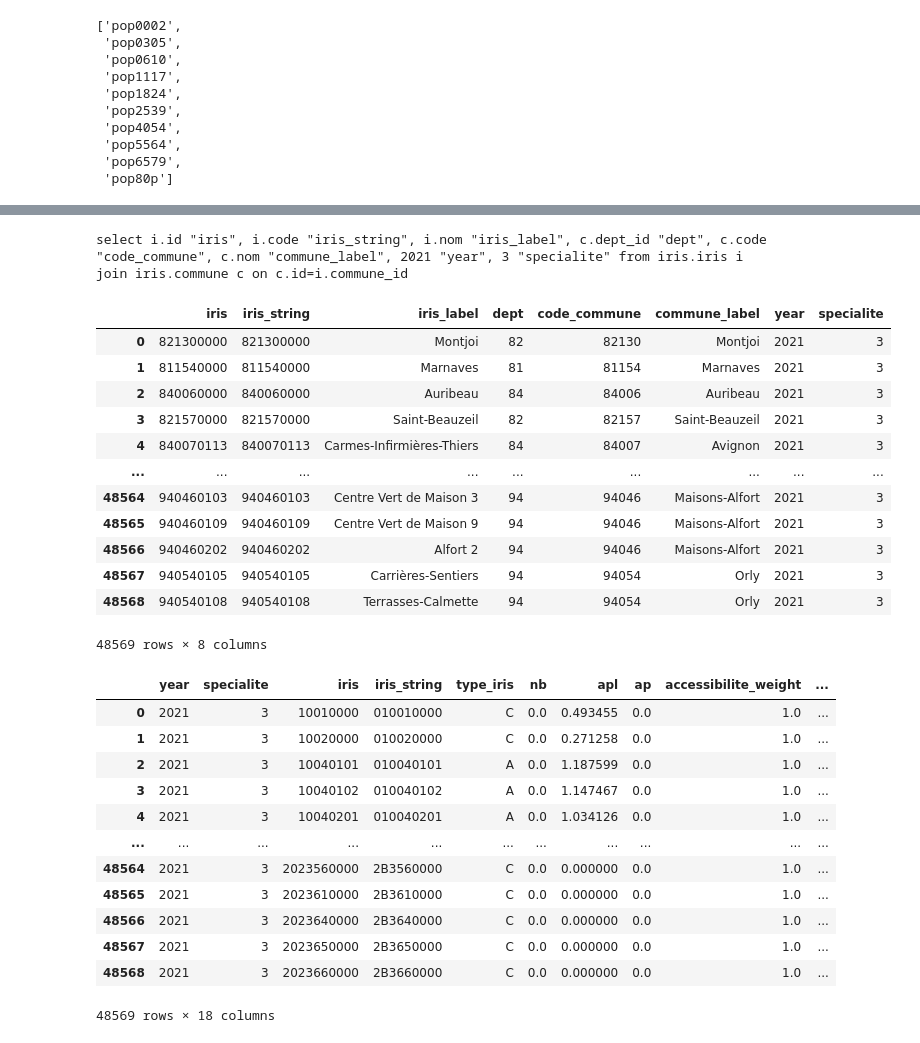
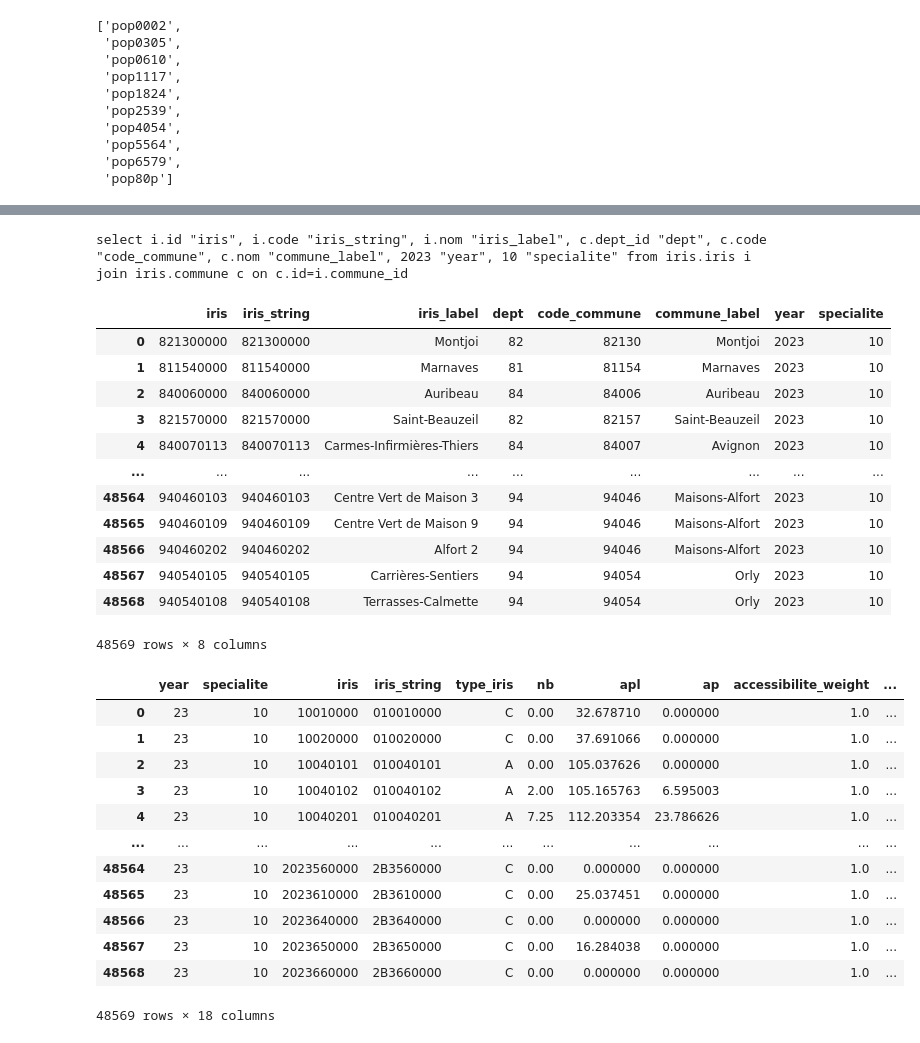
Before and after one commit to cyrilvincent/skema, a Jupyter notebook: apl/apl_france.ipynb, the cells around one changed output, grey strips where cells are left out. Saved outputs shown, nothing was run; the diff lists cells and outputs as text; code cells hidden in the pictures.

```diff
--- a/apl/apl_france.ipynb
+++ b/apl/apl_france.ipynb
@@ -88,7 +88,7 @@ where route_min <= {time}) order by "iris1", "iris2"
     return m
 # %%
 specialite=10
-year=21
+year=23
 source="PA"
 time=30
 time_type="HC"
@@ -188,5 +171,5 @@ Nb cabinet 66995
 # %%
-ps_df["key"] = ps_df["id"].astype(str) + "_" + ps_df["lat"].astype(str) + "_" + ps_df["lon"].astype(str)
+ps_df["key"] = ps_df["id"].astype(str) + "_" + ps_df["code_mode_exercice"] + "_" + ps_df["lat"].astype(str) + "_" + ps_df["lon"].astype(str)
 ps_df["nb_cabinet"] = ps_df.groupby("id")["key"].transform("nunique")
 ps_df["nb_cabinet"].value_counts(normalize=True)
 # %% [output]
@@ -207,5 +189,8 @@ Name: proportion, dtype: float64
 # %%
+ps_df = ps_df[ps_df["code_mode_exercice"]=="L"]
 ps_df["weight"] = 1 / ps_df["nb_cabinet"]
 ps_df["nb"] = ps_df.groupby("iris")["weight"].transform("sum")
 ps_df.head(10)
+# 0.5 2.17
+# 0.5 8.83
 # %% [output]
@@ -546,38 +553,39 @@ join iris.commune c on c.id=i.commune_id
 iriss = get_iriss()
 iriss
 # %% [output]
-select i.id "iris", i.code "iris_string", i.nom "iris_label", c.dept_id "dept", c.code "code_commune", c.nom "commune_label", 2021 "year", 3 "specialite" from iris.iris i
+select i.id "iris", i.code "iris_string", i.nom "iris_label", c.dept_id "dept", c.code "code_commune", c.nom "commune_label", 2023 "year", 10 "specialite" from iris.iris i
 join iris.commune c on c.id=i.commune_id
 |  | iris | iris_string | iris_label | dept | code_commune | commune_label | year | specialite |
-| 0 | 821300000 | 821300000 | Montjoi | 82 | 82130 | Montjoi | 2021 | 3 |
-| 1 | 811540000 | 811540000 | Marnaves | 81 | 81154 | Marnaves | 2021 | 3 |
-| 2 | 840060000 | 840060000 | Auribeau | 84 | 84006 | Auribeau | 2021 | 3 |
-| 3 | 821570000 | 821570000 | Saint-Beauzeil | 82 | 82157 | Saint-Beauzeil | 2021 | 3 |
-| 4 | 840070113 | 840070113 | Carmes-Infirmières-Thiers | 84 | 84007 | Avignon | 2021 | 3 |
+| 0 | 821300000 | 821300000 | Montjoi | 82 | 82130 | Montjoi | 2023 | 10 |
+| 1 | 811540000 | 811540000 | Marnaves | 81 | 81154 | Marnaves | 2023 | 10 |
+| 2 | 840060000 | 840060000 | Auribeau | 84 | 84006 | Auribeau | 2023 | 10 |
+| 3 | 821570000 | 821570000 | Saint-Beauzeil | 82 | 82157 | Saint-Beauzeil | 2023 | 10 |
+| 4 | 840070113 | 840070113 | Carmes-Infirmières-Thiers | 84 | 84007 | Avignon | 2023 | 10 |
 | ... | ... | ... | ... | ... | ... | ... | ... | ... |
-| 48564 | 940460103 | 940460103 | Centre Vert de Maison 3 | 94 | 94046 | Maisons-Alfort | 2021 | 3 |
-| 48565 | 940460109 | 940460109 | Centre Vert de Maison 9 | 94 | 94046 | Maisons-Alfort | 2021 | 3 |
-| 48566 | 940460202 | 940460202 | Alfort 2 | 94 | 94046 | Maisons-Alfort | 2021 | 3 |
-| 48567 | 940540105 | 940540105 | Carrières-Sentiers | 94 | 94054 | Orly | 2021 | 3 |
-| 48568 | 940540108 | 940540108 | Terrasses-Calmette | 94 | 94054 | Orly | 2021 | 3 |
+| 48564 | 940460103 | 940460103 | Centre Vert de Maison 3 | 94 | 94046 | Maisons-Alfort | 2023 | 10 |
+| 48565 | 940460109 | 940460109 | Centre Vert de Maison 9 | 94 | 94046 | Maisons-Alfort | 2023 | 10 |
+| 48566 | 940460202 | 940460202 | Alfort 2 | 94 | 94046 | Maisons-Alfort | 2023 | 10 |
+| 48567 | 940540105 | 940540105 | Carrières-Sentiers | 94 | 94054 | Orly | 2023 | 10 |
+| 48568 | 940540108 | 940540108 | Terrasses-Calmette | 94 | 94054 | Orly | 2023 | 10 |
 48569 rows × 8 columns
 # %%
 apl_final = apl3.merge(iriss, on="iris", how="left", suffixes=("", "_dest"))
 apl_final = apl_final[["year", "specialite", "iris", "iris_string", "type_iris", "nb", "apl", "ap", "accessibilite_weight", "R", "wpop", "swpop", "pop_gp","pop", "iris_label", "dept", "code_commune", "commune_label"]]
+apl_final["year"]=year
 apl_final
 # %% [output]
 |  | year | specialite | iris | iris_string | type_iris | nb | apl | ap | accessibilite_weight | ... |
-| 0 | 2021 | 3 | 10010000 | 010010000 | C | 0.0 | 0.493455 | 0.0 | 1.0 | ... |
-| 1 | 2021 | 3 | 10020000 | 010020000 | C | 0.0 | 0.271258 | 0.0 | 1.0 | ... |
-| 2 | 2021 | 3 | 10040101 | 010040101 | A | 0.0 | 1.187599 | 0.0 | 1.0 | ... |
-| 3 | 2021 | 3 | 10040102 | 010040102 | A | 0.0 | 1.147467 | 0.0 | 1.0 | ... |
-| 4 | 2021 | 3 | 10040201 | 010040201 | A | 0.0 | 1.034126 | 0.0 | 1.0 | ... |
+| 0 | 23 | 10 | 10010000 | 010010000 | C | 0.00 | 32.678710 | 0.000000 | 1.0 | ... |
+| 1 | 23 | 10 | 10020000 | 010020000 | C | 0.00 | 37.691066 | 0.000000 | 1.0 | ... |
+| 2 | 23 | 10 | 10040101 | 010040101 | A | 0.00 | 105.037626 | 0.000000 | 1.0 | ... |
+| 3 | 23 | 10 | 10040102 | 010040102 | A | 2.00 | 105.165763 | 6.595003 | 1.0 | ... |
+| 4 | 23 | 10 | 10040201 | 010040201 | A | 7.25 | 112.203354 | 23.786626 | 1.0 | ... |
 | ... | ... | ... | ... | ... | ... | ... | ... | ... | ... | ... |
-| 48564 | 2021 | 3 | 2023560000 | 2B3560000 | C | 0.0 | 0.000000 | 0.0 | 1.0 | ... |
-| 48565 | 2021 | 3 | 2023610000 | 2B3610000 | C | 0.0 | 0.000000 | 0.0 | 1.0 | ... |
-| 48566 | 2021 | 3 | 2023640000 | 2B3640000 | C | 0.0 | 0.000000 | 0.0 | 1.0 | ... |
-| 48567 | 2021 | 3 | 2023650000 | 2B3650000 | C | 0.0 | 0.000000 | 0.0 | 1.0 | ... |
-| 48568 | 2021 | 3 | 2023660000 | 2B3660000 | C | 0.0 | 0.000000 | 0.0 | 1.0 | ... |
+| 48564 | 23 | 10 | 2023560000 | 2B3560000 | C | 0.00 | 0.000000 | 0.000000 | 1.0 | ... |
+| 48565 | 23 | 10 | 2023610000 | 2B3610000 | C | 0.00 | 25.037451 | 0.000000 | 1.0 | ... |
+| 48566 | 23 | 10 | 2023640000 | 2B3640000 | C | 0.00 | 0.000000 | 0.000000 | 1.0 | ... |
+| 48567 | 23 | 10 | 2023650000 | 2B3650000 | C | 0.00 | 16.284038 | 0.000000 | 1.0 | ... |
+| 48568 | 23 | 10 | 2023660000 | 2B3660000 | C | 0.00 | 0.000000 | 0.000000 | 1.0 | ... |
 48569 rows × 18 columns
 # %%
 d6=apl_final[apl_final["dept"]==6]
```
Also changed, not shown: parts of 30 cells of this notebook, 5 other files.
